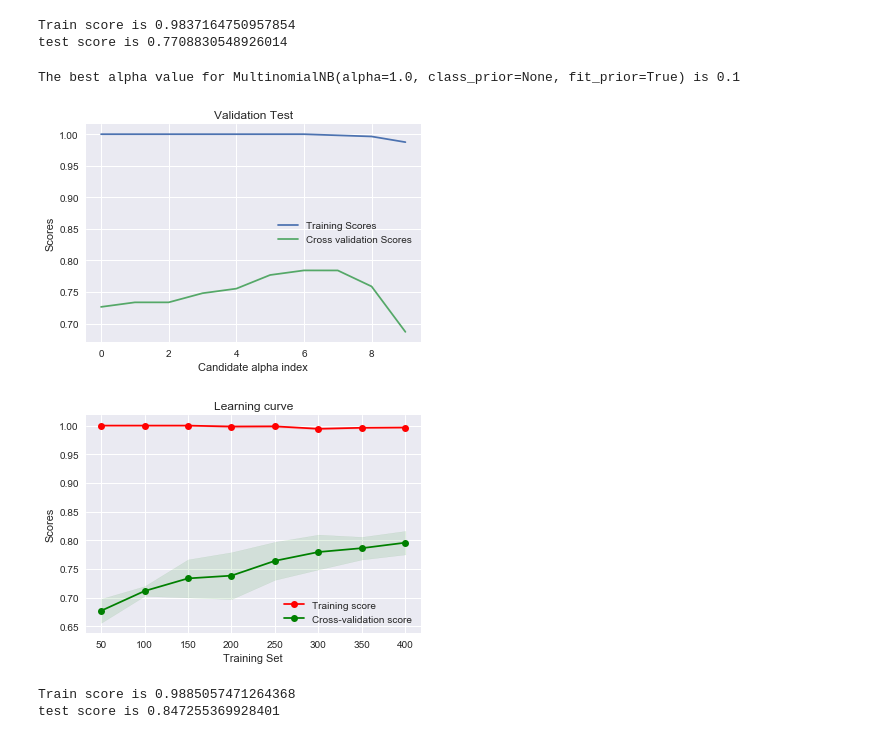
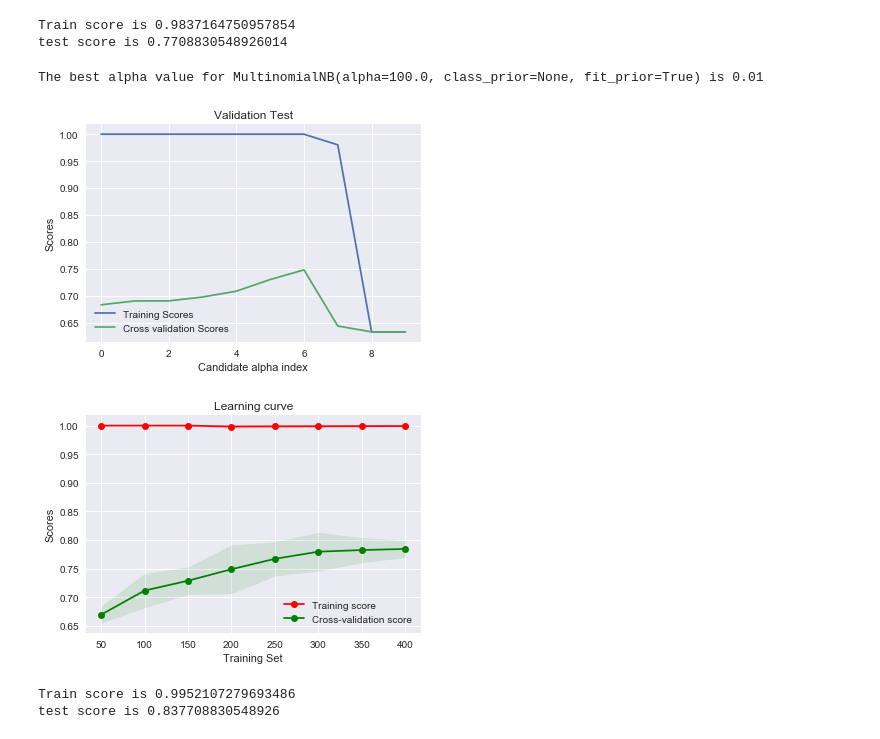
Before and after one commit to Fake-News-Project/Fake-News-Project, a Jupyter notebook: Step2_Extracting_features_and_predict_via_machine_learning.ipynb, the cells around one changed output. Drawn from its saved outputs; the diff is of its cells as text; code cells hidden in the pictures.

```diff
--- a/Step2_Extracting_features_and_predict_via_machine_learning.ipynb
+++ b/Step2_Extracting_features_and_predict_via_machine_learning.ipynb
@@ -361,11 +165,0 @@ test score is 0.8568019093078759
-# %%
-# Neural networking (MLP)
-best_alpha = valid_test(MLPClassifier(), 'alpha', np.logspace(-10, 5, 10))
-MLP = MLPClassifier(alpha=best_alpha, hidden_layer_sizes=(7, 7, 7), random_state=1, max_iter=300)
-# MLP = MLPClassifier(alpha=1e-05, hidden_layer_sizes=(12, 12, 12), random_state=1, max_iter=200)
-MLP.fit(X_train_dtm, Y_train)
-Learning_curve(MLP)
-Y_test_pred_MLP = MLP.predict(X_test_dtm)
-
-print('train score is {}'.format(MLP.score(X_train_dtm, Y_train)))
-print('test score is {}'.format(MLP.score(X_test_dtm, Y_test)))
@@ -384,7 +166,7 @@ test score is 0.8687350835322196
 # %%
 # Support Vector Machines
-best_gamma = valid_test(SVC(), "gamma", np.logspace(-3.5, -2.5, 10))
-best_C = valid_test(SVC(gamma = best_gamma), "C", np.logspace(0, 1, 10))
+best_gamma = valid_test(SVC(), "gamma", np.logspace(-5, 5, 10))
+best_C = valid_test(SVC(gamma = best_gamma), "C", np.logspace(-5, 5, 10))
 svm = SVC(C = best_C, gamma = best_gamma)
 # svm = SVC(C = 3.6, gamma = 0.0016)
 svm.fit(X_train_dtm, Y_train)
@@ -464,14 +246,14 @@ X_cv_dtm = tfidf.transform(X_cv)
 # %%
 # Logistic Regression
 
-best_C = valid_test(LogisticRegression(), "C", np.logspace(5, 10, 10))
+best_C = valid_test(LogisticRegression(), "C", np.logspace(-2, 10, 10))
 LR = LogisticRegression(C = best_C)
 # LR = LogisticRegression()
 Learning_curve(LR)
 LR.fit(X_train_dtm, Y_train)
 Y_test_pred_LR = LR.predict(X_test_dtm)
 print('Train score is {}'.format(LR.score(X_train_dtm, Y_train)))
-print('Test scocre is {}'.format(LR.score(X_test_dtm, Y_test)))
+print('Test score is {}'.format(LR.score(X_test_dtm, Y_test)))
 
 # polynomial_features = PolynomialFeatures(degree=2,include_bias=False)
 # pipeline = Pipeline([("polynomial_features", polynomial_features), ("linear_regression", LR)])
@@ -493,7 +275,7 @@ Train score is 0.9980842911877394
 Test score is 0.863961813842482
 # %%
 # Neural networking (MLP)
-best_alpha = valid_test(MLPClassifier(), 'alpha', np.logspace(1, 5, 10))
+best_alpha = valid_test(MLPClassifier(), 'alpha', np.logspace(-5, -1, 10))
 MLP = MLPClassifier(alpha=best_alpha, hidden_layer_sizes=(10, 10, 10), random_state=1, max_iter=200)
 # MLP = MLPClassifier(alpha=1e-05, hidden_layer_sizes=(12, 12, 12), random_state=1, max_iter=200)
 MLP.fit(X_train_dtm, Y_train)
@@ -571,16 +353,16 @@ test score is 0.7708830548926014
 # %%
 #naive_bayes
 
-best_alpha = valid_test(MultinomialNB(), "alpha", np.logspace(-3, 0, 10))
+best_alpha = valid_test(MultinomialNB(), "alpha", np.logspace(-10, 2, 10))
 nb = MultinomialNB(alpha = best_alpha)
 Learning_curve(nb)
 nb.fit(X_train_dtm, Y_train)
-Y_test_pred_nb = nb.predict(X_test_dtm)
+Y_test_pred_RF = RF.predict(X_test_dtm)
 print('Train score is {}'.format(nb.score(X_train_dtm, Y_train)))
 print('test score is {}'.format(nb.score(X_test_dtm, Y_test)))
 # %% [output]
-The best alpha value for MultinomialNB(alpha=1.0, class_prior=None, fit_prior=True) is 0.1
+The best alpha value for MultinomialNB(alpha=100.0, class_prior=None, fit_prior=True) is 0.01
-[figure, old version]
+[figure, new version]
-[figure, old version]
+[figure, new version]
-Train score is 0.9885057471264368
-test score is 0.847255369928401
+Train score is 0.9952107279693486
+test score is 0.837708830548926
```
Also changed, not shown: parts of 25 cells of this notebook, 4 other files.
